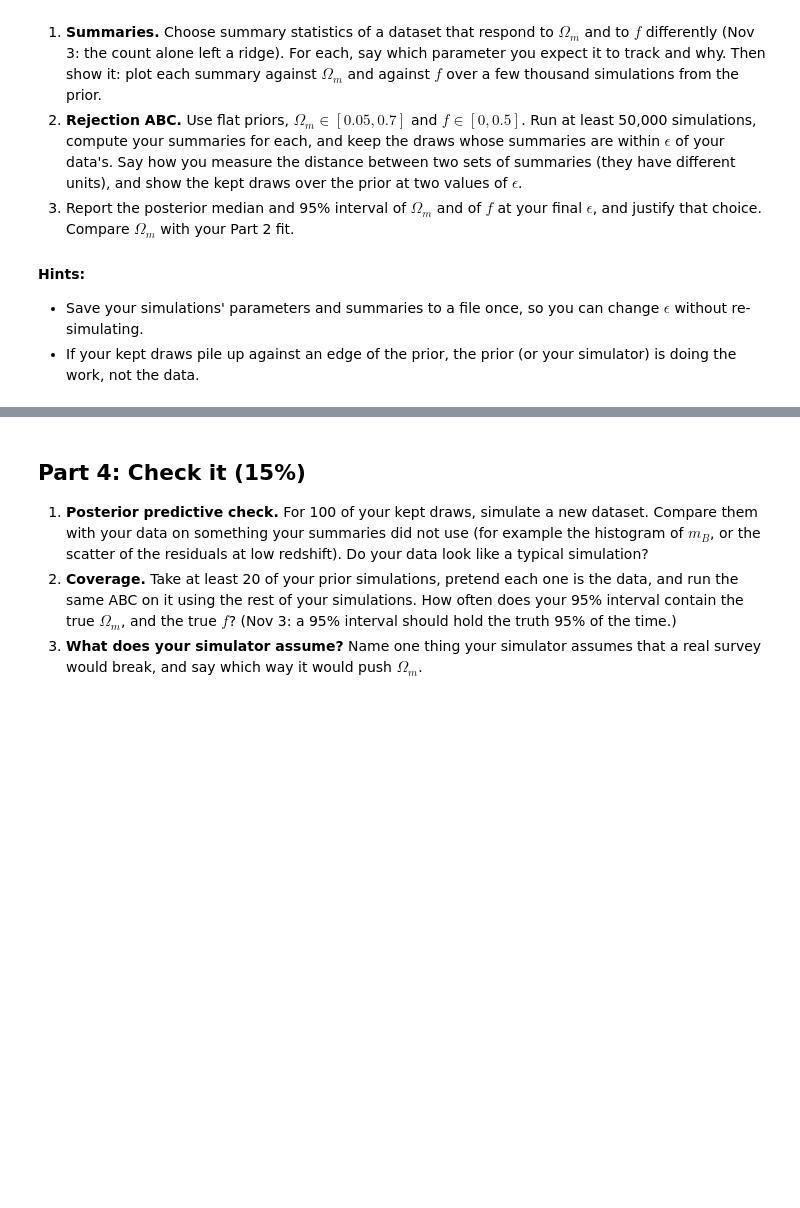
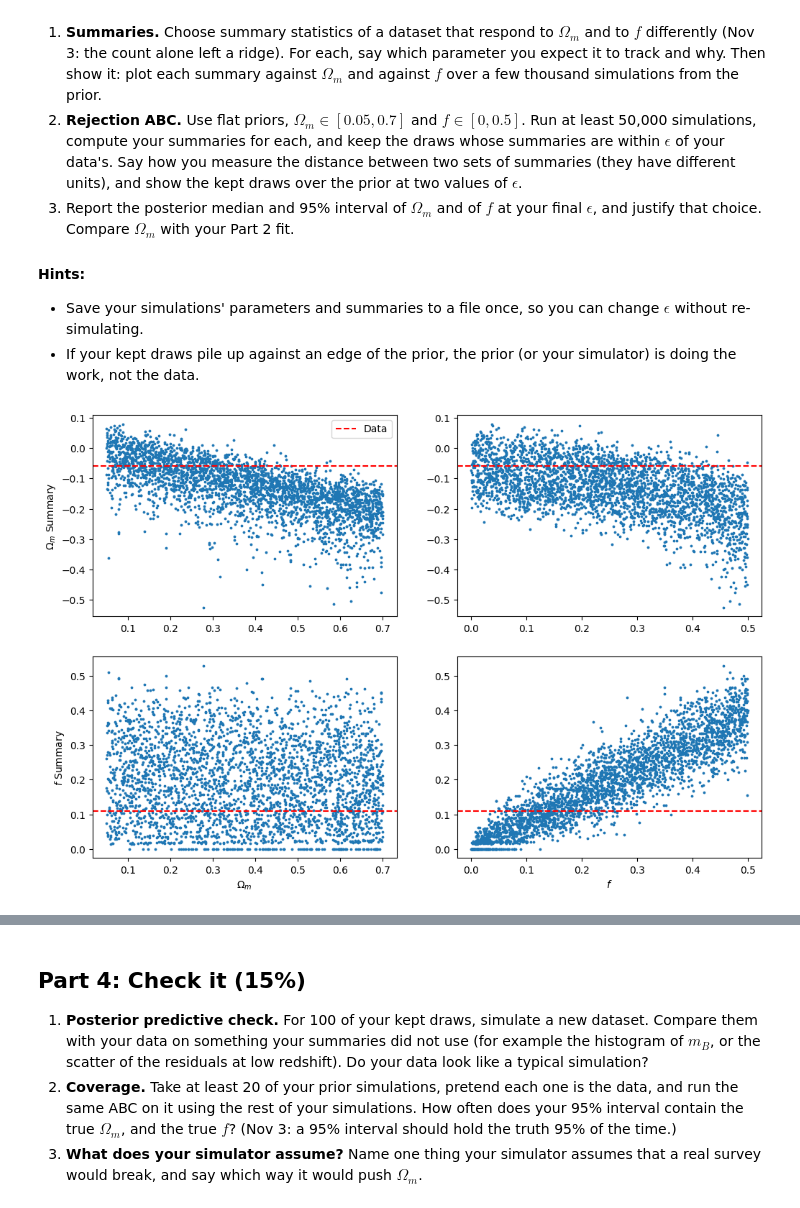
Before and after one commit to andrewtsteves/ast457_2026_Fall, a Jupyter notebook: submissions/asteves2/lab09.ipynb, the cells around one changed output, grey strips where cells are left out. Cells and saved outputs as stored; diff of their text form; code cells hidden in the pictures; blank space fills up the shorter version.

```diff
--- a/submissions/asteves2/lab09.ipynb
+++ b/submissions/asteves2/lab09.ipynb
@@ -227,3 +225,46 @@ I calculated $\Omega_m = 0.215 \pm 0.013$. In the Hubble diagram from part 1 it
 - If your kept draws pile up against an edge of the prior, the prior (or your simulator) is doing the work, not the data.
 # %%
 # Part 3: your work here
+
+n = 50000
+rng = np.random.default_rng(457)
+Om_draw = rng.uniform(0.05, 0.7, n)
+f_draw = rng.uniform(0.0, 0.5, n)
+
+def summary(z, m):
+    r = m + 19.3 - mu(z, 0.3)
+    hi, low = z > 0.3, z < 0.2
+
+    omega_sum = np.median(r[hi]) - np.median(r[low])
+    f_sum = np.mean(r[low] > 0.4)
+
+    return omega_sum, f_sum
+
+S = np.array([summary(*simulate(f_draw[j], Om_draw[j], rng)[: 2]) for j in range(n)])
+S_obs = np.array(summary(z, m))
+
+df = pd.DataFrame({'Omega Summary': S[:, 0], 'f Summary': S[:, 1],
+                   'Omega Observed': S_obs[0], 'f Observed': S_obs[1]})
+df.to_csv('/Users/andrewsteves/ast457_2026_Fall/submissions/asteves2/Lab09_summaries.csv', index = False)
+
+fig, ax = plt.subplots(nrows = 2, ncols = 2, figsize = (12, 8))
+
+ax[0, 0].scatter(Om_draw[: 3000], S[: 3000 , 0], s = 3)
+ax[0, 1].scatter(f_draw[: 3000], S[: 3000, 0], s = 3)
+
+ax[0, 0].set_ylabel(r'$\Omega_m$ Summary')
+
+ax[1, 0].scatter(Om_draw[: 3000], S[: 3000, 1], s = 3)
+ax[1, 1].scatter(f_draw[: 3000], S[: 3000, 1], s = 3)
+
+ax[1, 0].set_xlabel(r'$\Omega_m$'); ax[1, 1].set_xlabel(r'$f$')
+ax[1, 0].set_ylabel(r'$f$ Summary')
+
+for j in range(2):
+    ax[0, j].axhline(S_obs[0], linestyle = '--', color = 'red', label = 'Data')
+    ax[1, j].axhline(S_obs[1], linestyle = '--', color = 'red')
+
+ax[0, 0].legend()
+plt.show()
+# %% [output]
+[figure, added]
```
Also changed, not shown: parts of 13 cells of this notebook, 1 other file.
